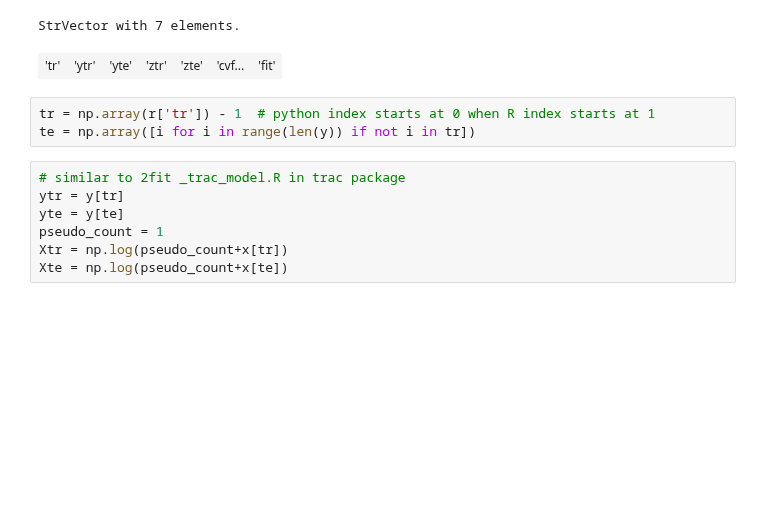
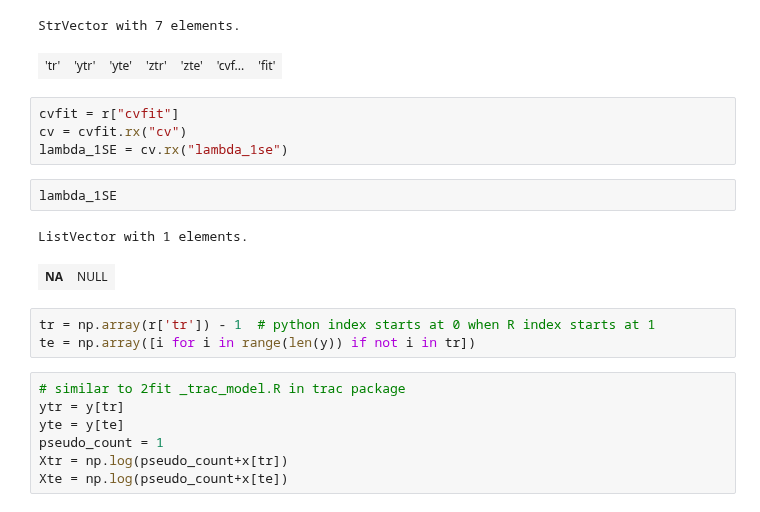
Before and after one commit to Leo-Simpson/c-lasso, a Jupyter notebook: examples/example-notebook.ipynb, the cells around one changed output. Drawn from its saved outputs; the diff is of its cells as text; blank space fills up the shorter version.

```diff
--- a/examples/example-notebook.ipynb
+++ b/examples/example-notebook.ipynb
@@ -674,6 +674,15 @@ r['load']("Tara/tara_sal_trac.RData")
 # %% [output]
 StrVector with 7 elements.
 | 'tr' | 'ytr' | 'yte' | 'ztr' | 'zte' | 'cvf... | 'fit' |
+# %%
+cvfit = r["cvfit"]
+cv = cvfit.rx("cv")
+lambda_1SE = cv.rx("lambda_1se")
+# %%
+lambda_1SE
+# %% [output]
+ListVector with 1 elements.
+| NA | NULL |
 # %%
 tr = np.array(r['tr']) - 1  # python index starts at 0 when R index starts at 1
 te = np.array([i for i in range(len(y)) if not i in tr])
```
Also changed, not shown: parts of 12 cells of this notebook, 5 other files.
